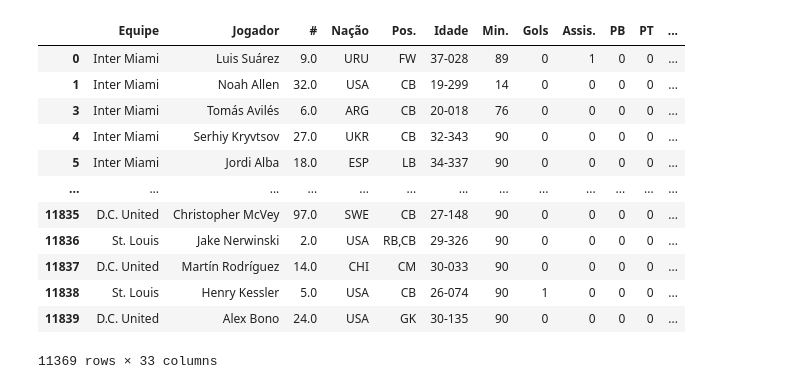
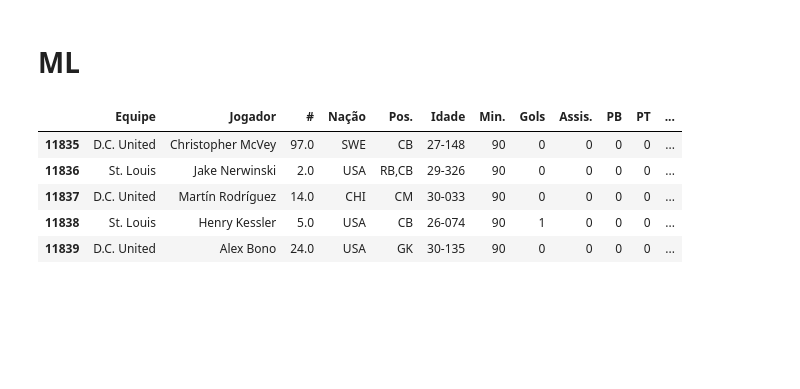
Before and after one commit to eduardopfbp/MLS-PlayerStats, a Jupyter notebook: ml.ipynb, the cells around one changed output. Saved outputs shown, nothing was run; the diff lists cells and outputs as text; code cells hidden in the pictures; blank space fills up the shorter version.

```diff
--- a/ml.ipynb
+++ b/ml.ipynb
@@ -1,3 +1,5 @@
+# %% [markdown]
+# ML
 # %%
 import pandas as pd
 import matplotlib.pyplot as plt
@@ -21,18 +23,11 @@ database_ml.sort_values(by='Nº de Jogos', ascending= False, inplace= True)
 database_ml = database_ml[database_ml['Nº de Jogos']>6].index
 database_ml = database[database['Jogador'].isin(database_ml)]
 # %%
-database_ml
+database_ml.tail()
 # %% [output]
 |  | Equipe | Jogador | # | Nação | Pos. | Idade | Min. | Gols | Assis. | PB | PT | ... |
-| 0 | Inter Miami | Luis Suárez | 9.0 | URU | FW | 37-028 | 89 | 0 | 1 | 0 | 0 | ... |
-| 1 | Inter Miami | Noah Allen | 32.0 | USA | CB | 19-299 | 14 | 0 | 0 | 0 | 0 | ... |
-| 3 | Inter Miami | Tomás Avilés | 6.0 | ARG | CB | 20-018 | 76 | 0 | 0 | 0 | 0 | ... |
-| 4 | Inter Miami | Serhiy Kryvtsov | 27.0 | UKR | CB | 32-343 | 90 | 0 | 0 | 0 | 0 | ... |
-| 5 | Inter Miami | Jordi Alba | 18.0 | ESP | LB | 34-337 | 90 | 0 | 0 | 0 | 0 | ... |
-| ... | ... | ... | ... | ... | ... | ... | ... | ... | ... | ... | ... | ... |
 | 11835 | D.C. United | Christopher McVey | 97.0 | SWE | CB | 27-148 | 90 | 0 | 0 | 0 | 0 | ... |
 | 11836 | St. Louis | Jake Nerwinski | 2.0 | USA | RB,CB | 29-326 | 90 | 0 | 0 | 0 | 0 | ... |
 | 11837 | D.C. United | Martín Rodríguez | 14.0 | CHI | CM | 30-033 | 90 | 0 | 0 | 0 | 0 | ... |
 | 11838 | St. Louis | Henry Kessler | 5.0 | USA | CB | 26-074 | 90 | 1 | 0 | 0 | 0 | ... |
 | 11839 | D.C. United | Alex Bono | 24.0 | USA | GK | 30-135 | 90 | 0 | 0 | 0 | 0 | ... |
-11369 rows × 33 columns
```
Also changed, not shown: parts of 9 cells of this notebook, 2 other files.
